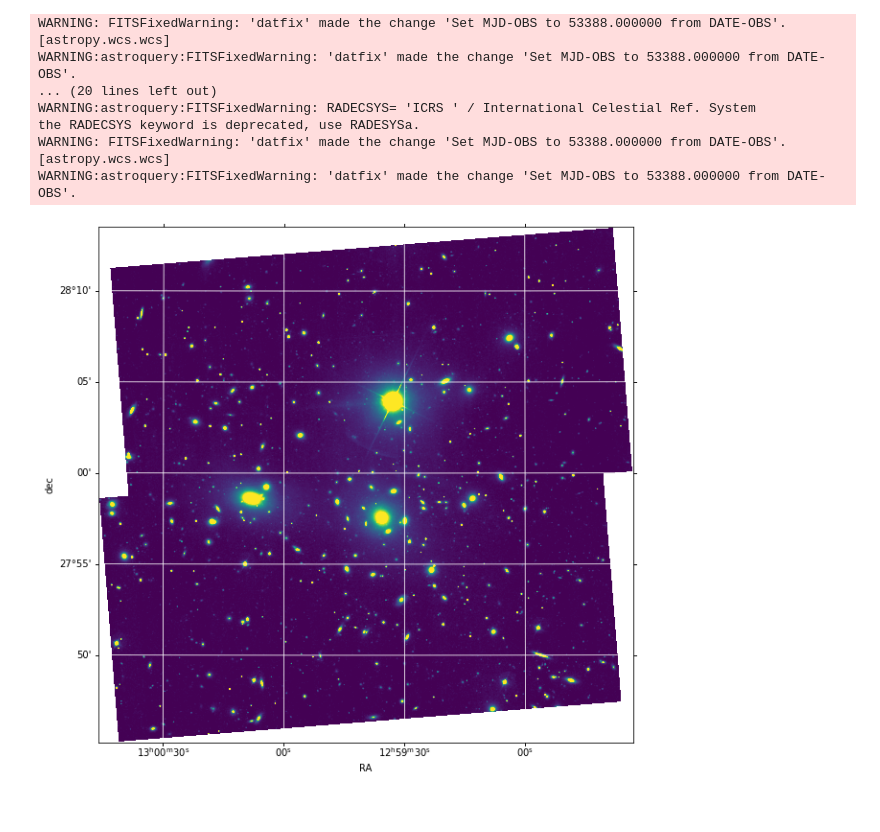
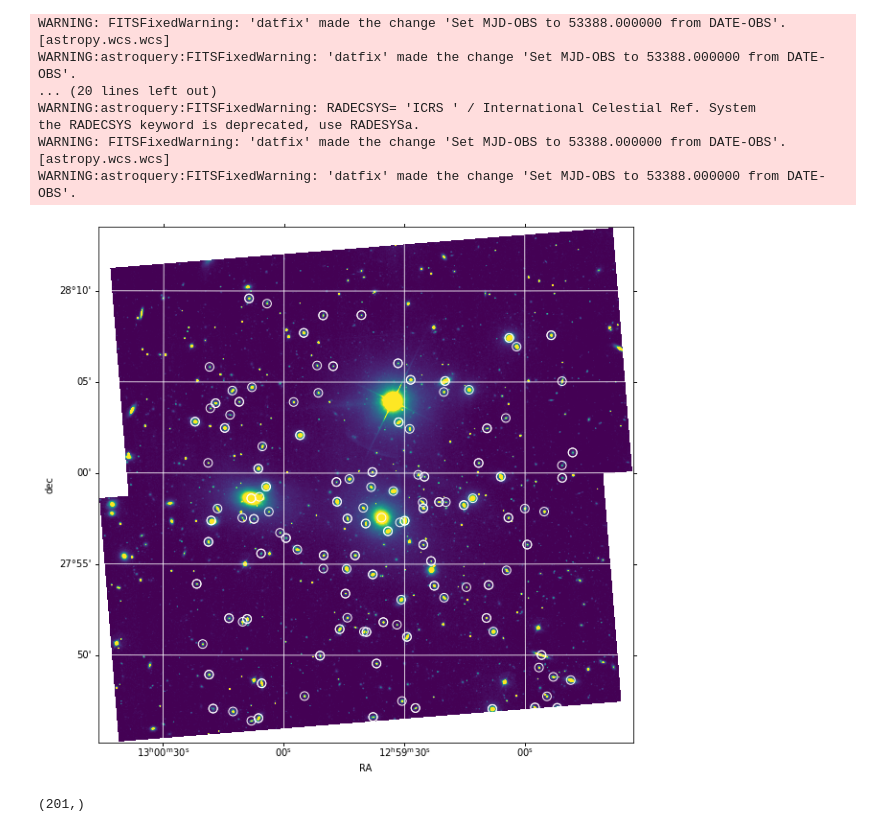
Before and after one commit to csabiu/astronomy, a Jupyter notebook: Astro_galaxies.ipynb, the cells around one changed output. Drawn from its saved outputs; the diff is of its cells as text; code cells hidden in the pictures.

```diff
--- a/Astro_galaxies.ipynb
+++ b/Astro_galaxies.ipynb
@@ -153,9 +153,10 @@ WARNING:astroquery:FITSFixedWarning: 'datfix' made the change 'Set MJD-OBS to 53
 # %%
 f=plt.figure(figsize=(10, 10))
 ax=f.add_subplot(projection=wcs_out)
 ax.imshow(array, vmin=-2.e-5, vmax=2.e-1, origin='lower')
+ax.scatter(ra,dec,transform=ax.get_transform('icrs'),s=80, facecolors='none', edgecolors='w')
 ax.grid(color='white', ls='solid')
 plt.xlabel('RA')
 plt.ylabel('dec')
 # %% [output]
-[figure, old version]
+[figure, new version]
@@ -161,0 +170,12 @@ plt.ylabel('dec')
+# %%
+ra=res['ra']
+dec=res['dec']
+z=res['z']
+m_u=res['cModelMag_u']
+m_r=res['cModelMag_r']
+m_g=res['cModelMag_g']
+m_i=res['cModelMag_i']
+m_z=res['cModelMag_z']
+z.shape
+# %% [output]
+(201,)
```
Also changed, not shown: parts of 5 cells of this notebook.
